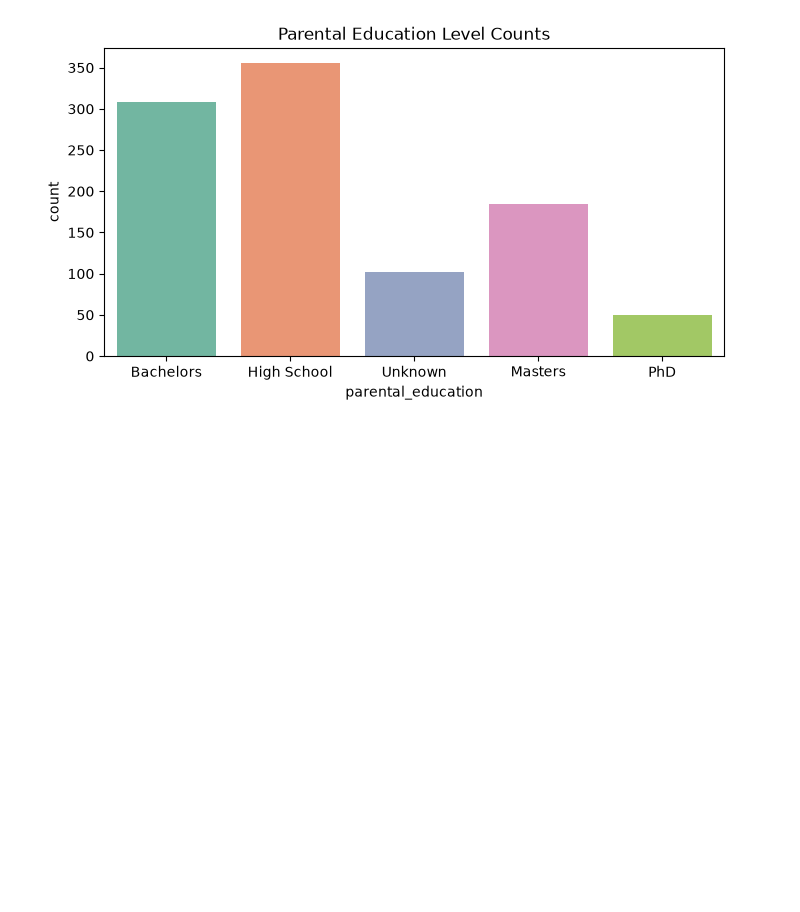
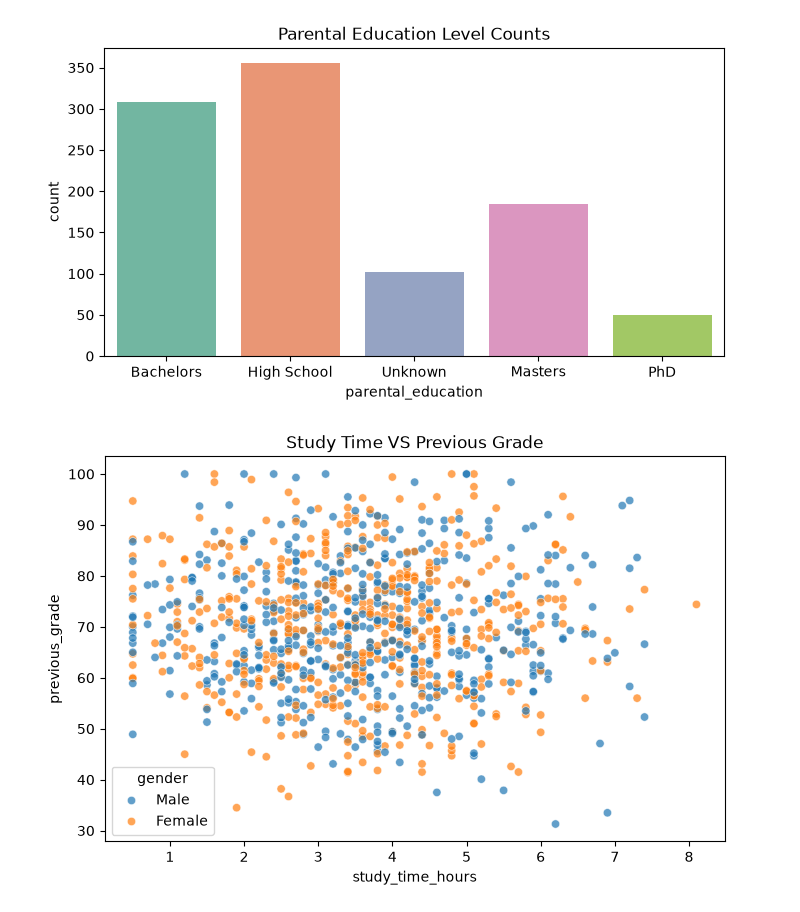
Before and after one commit to JIBANJYOTIMOHANTY/Machine-Learning, a Jupyter notebook: practice/kaggle dataset practice/student performance/student_performance_prediction.ipynb, the cells around one changed output. Drawn from its saved outputs; the diff is of its cells as text; code cells hidden in the pictures; blank space fills up the shorter version.

```diff
--- a/practice/kaggle dataset practice/student performance/student_performance_prediction.ipynb
+++ b/practice/kaggle dataset practice/student performance/student_performance_prediction.ipynb
@@ -115,3 +115,10 @@ Passing `palette` without assigning `hue` is deprecated and will be removed in v
 
   sns.countplot(data=df_clean, x='parental_education', palette='Set2')
 [figure]
+# %%
+plt.figure(figsize=(8,5))
+sns.scatterplot(data=df_clean, x = 'study_time_hours', y='previous_grade', hue='gender', alpha=0.7)
+plt.title('Study Time VS Previous Grade')
+plt.show()
+# %% [output]
+[figure, added]
```
Also changed, not shown: parts of 1 cell of this notebook.
